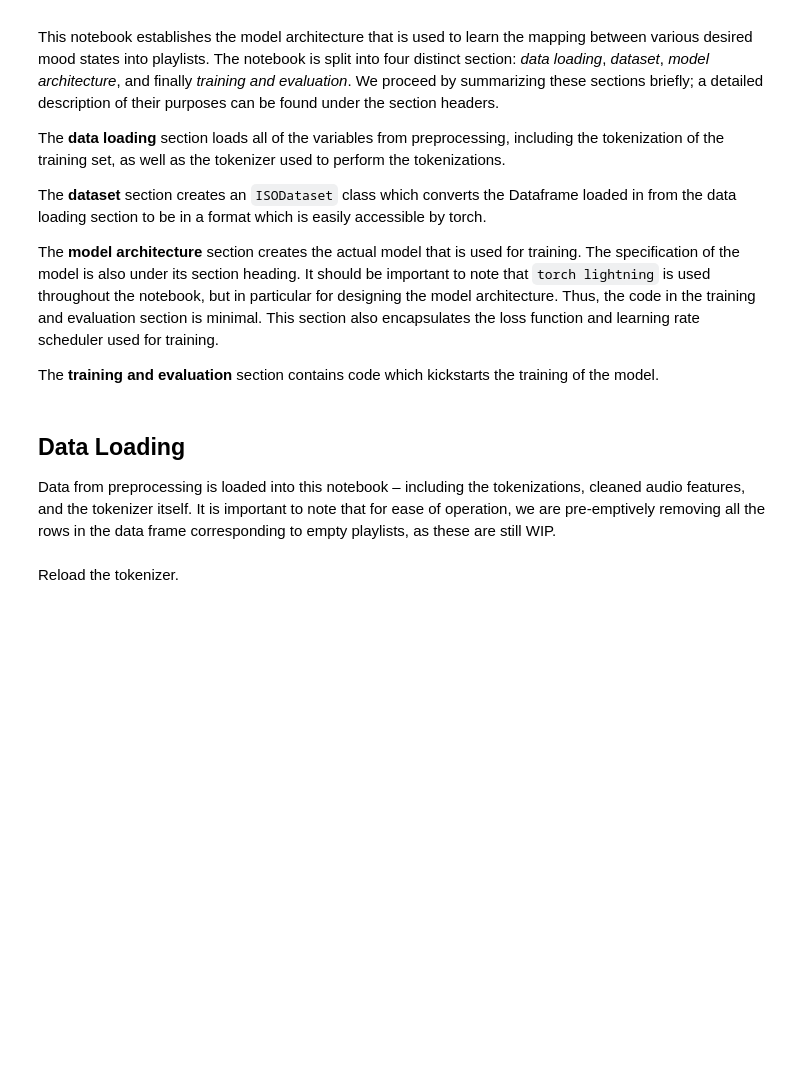
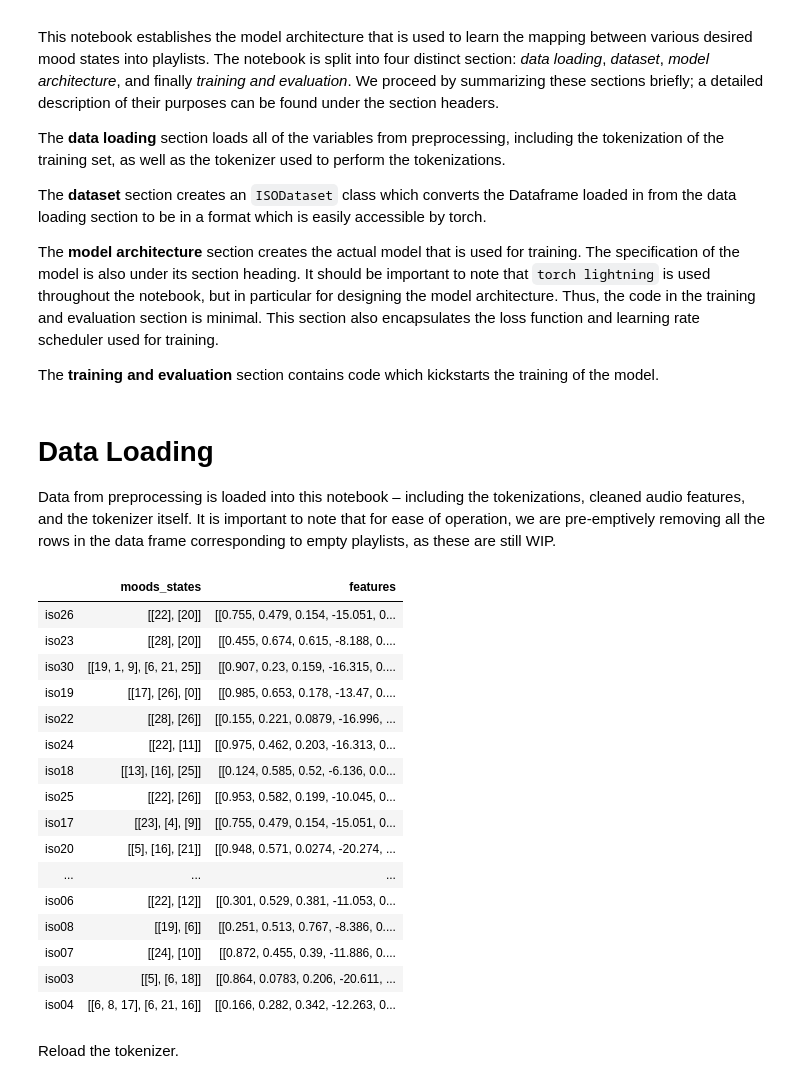
Before and after one commit to alansun17904/iso-based-playlist-generation, a Jupyter notebook: ISO-Based Deep Learning Using LSTMs.ipynb, the cells around one changed output. Cells and saved outputs as stored; diff of their text form; code cells hidden in the pictures; blank space fills up the shorter version.

```diff
--- a/ISO-Based Deep Learning Using LSTMs.ipynb
+++ b/ISO-Based Deep Learning Using LSTMs.ipynb
@@ -26,10 +37,30 @@ from torch.nn.utils.rnn import pad_sequence, pack_padded_sequence
 # %% [markdown]
-## Data Loading
+# Data Loading
 
 Data from preprocessing is loaded into this notebook – including the tokenizations, cleaned audio features, and the tokenizer itself. It is important to note that for ease of operation, we are pre-emptively removing all the rows in the data frame corresponding to empty playlists, as these are still WIP.
 # %%
-df = pd.read_csv('train.csv', index_col=0)
+df = pd.read_csv('data/train.csv', index_col=0)
 df = df[df['features'] != '[null]']
+# %%
+df
+# %% [output]
+|  | moods_states | features |
+| iso26 | [[22], [20]] | [[0.755, 0.479, 0.154, -15.051, 0... |
+| iso23 | [[28], [20]] | [[0.455, 0.674, 0.615, -8.188, 0.... |
+| iso30 | [[19, 1, 9], [6, 21, 25]] | [[0.907, 0.23, 0.159, -16.315, 0.... |
+| iso19 | [[17], [26], [0]] | [[0.985, 0.653, 0.178, -13.47, 0.... |
+| iso22 | [[28], [26]] | [[0.155, 0.221, 0.0879, -16.996, ... |
+| iso24 | [[22], [11]] | [[0.975, 0.462, 0.203, -16.313, 0... |
+| iso18 | [[13], [16], [25]] | [[0.124, 0.585, 0.52, -6.136, 0.0... |
+| iso25 | [[22], [26]] | [[0.953, 0.582, 0.199, -10.045, 0... |
+| iso17 | [[23], [4], [9]] | [[0.755, 0.479, 0.154, -15.051, 0... |
+| iso20 | [[5], [16], [21]] | [[0.948, 0.571, 0.0274, -20.274, ... |
+| ... | ... | ... |
+| iso06 | [[22], [12]] | [[0.301, 0.529, 0.381, -11.053, 0... |
+| iso08 | [[19], [6]] | [[0.251, 0.513, 0.767, -8.386, 0.... |
+| iso07 | [[24], [10]] | [[0.872, 0.455, 0.39, -11.886, 0.... |
+| iso03 | [[5], [6, 18]] | [[0.864, 0.0783, 0.206, -20.611, ... |
+| iso04 | [[6, 8, 17], [6, 21, 16]] | [[0.166, 0.282, 0.342, -12.263, 0... |
 # %% [markdown]
 Reload the tokenizer.
 # %%
```
Also changed, not shown: parts of 43 cells of this notebook, 21 other files.
